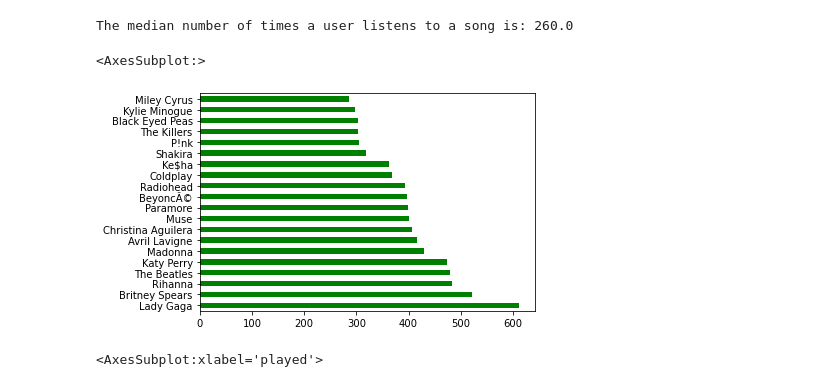
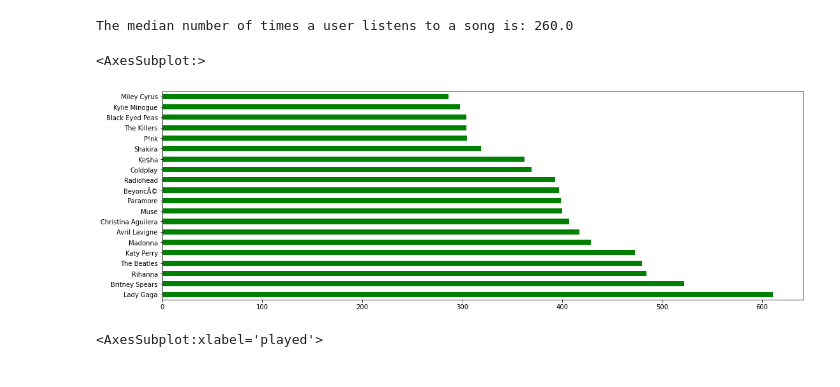
Before and after one commit to kiansweeney11/Ca4015-final-assignment, a Jupyter notebook: recommender.ipynb, the cells around one changed output. Cells and saved outputs as stored; diff of their text form; code cells hidden in the pictures.

```diff
--- a/recommender.ipynb
+++ b/recommender.ipynb
@@ -323,10 +342,10 @@ print("The median number of times a user listens to a song is: " + str(median))
 # %% [output]
 The median number of times a user listens to a song is: 260.0
 # %%
-played['name'].value_counts()[:20].plot(kind='barh', color='green')
+played['name'].value_counts()[:20].plot(kind='barh', color='green', figsize=(18,6))
 # %% [output]
 <AxesSubplot:>
-[figure, old version]
+[figure, new version]
 # %%
 plt.figure(figsize=[15,7])
 sns.boxplot(x=played['played'], color=".25")
```
Also changed, not shown: parts of 29 cells of this notebook.
